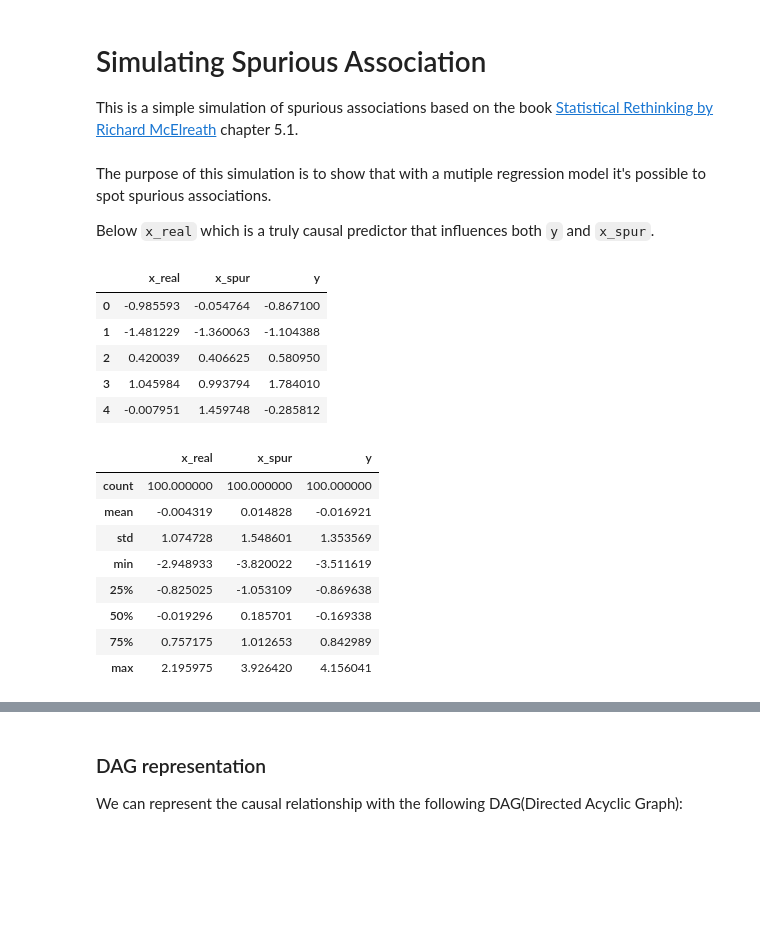
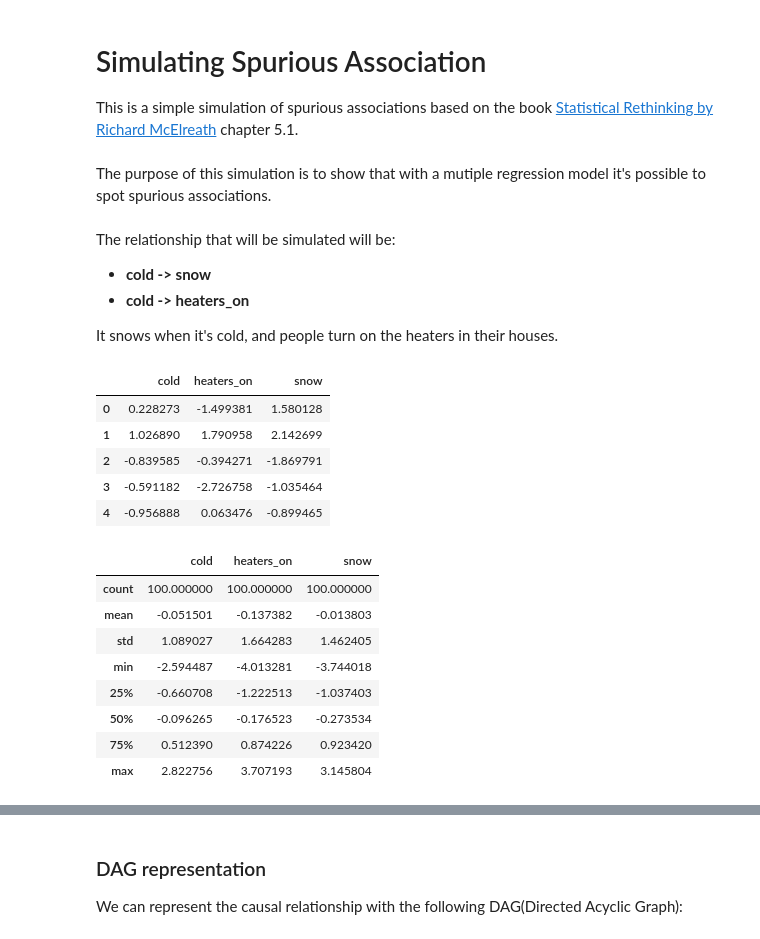
Before and after one commit to elisiojsj/Data-Science, a Jupyter notebook: Spurious_association_simulation.ipynb, the cells around one changed output, grey strips where cells are left out. Cells and saved outputs as stored; diff of their text form; code cells hidden in the pictures; blank space fills up the shorter version.

```diff
--- a/Spurious_association_simulation.ipynb
+++ b/Spurious_association_simulation.ipynb
@@ -11,41 +12,47 @@ import pandas as pd
 from causalgraphicalmodels import CausalGraphicalModel
 # %% [markdown]
 The purpose of this simulation is to show that with a mutiple regression model it's possible to spot spurious associations.
+<br>
+<br>
+The relationship that will be simulated will be:
+* **cold -> snow**
+* **cold -> heaters_on**
 
-Below `x_real` which is a truly causal predictor that influences both `y` and `x_spur`.
+It snows when it's cold, and people turn on the heaters in their houses.
 # %%
 SAMP_SIZE = 100 # size of sample
+np.random.seed(seed=25)
 
 # all standardised -> mean=0, std=1
-x_real = stats.norm.rvs(size=SAMP_SIZE)
-x_spur = stats.norm.rvs(x_real)
-y = stats.norm.rvs(x_real)
+cold = stats.norm.rvs(size=SAMP_SIZE)
+heaters_on = stats.norm.rvs(cold)
+snow = stats.norm.rvs(cold)
 
 # creating a pandas dataframe
-d = {'x_real': x_real,
-    'x_spur': x_spur,
-    'y': y}
+d = {'cold': cold,
+    'heaters_on': heaters_on,
+    'snow': snow}
 df = pd.DataFrame(data=d)
 df.head()
 # %% [output]
-|  | x_real | x_spur | y |
-| 0 | -0.985593 | -0.054764 | -0.867100 |
-| 1 | -1.481229 | -1.360063 | -1.104388 |
-| 2 | 0.420039 | 0.406625 | 0.580950 |
-| 3 | 1.045984 | 0.993794 | 1.784010 |
-| 4 | -0.007951 | 1.459748 | -0.285812 |
+|  | cold | heaters_on | snow |
+| 0 | 0.228273 | -1.499381 | 1.580128 |
+| 1 | 1.026890 | 1.790958 | 2.142699 |
+| 2 | -0.839585 | -0.394271 | -1.869791 |
+| 3 | -0.591182 | -2.726758 | -1.035464 |
+| 4 | -0.956888 | 0.063476 | -0.899465 |
 # %%
 df.describe()
 # %% [output]
-|  | x_real | x_spur | y |
+|  | cold | heaters_on | snow |
 | count | 100.000000 | 100.000000 | 100.000000 |
-| mean | -0.004319 | 0.014828 | -0.016921 |
-| std | 1.074728 | 1.548601 | 1.353569 |
-| min | -2.948933 | -3.820022 | -3.511619 |
-| 25% | -0.825025 | -1.053109 | -0.869638 |
-| 50% | -0.019296 | 0.185701 | -0.169338 |
-| 75% | 0.757175 | 1.012653 | 0.842989 |
-| max | 2.195975 | 3.926420 | 4.156041 |
+| mean | -0.051501 | -0.137382 | -0.013803 |
+| std | 1.089027 | 1.664283 | 1.462405 |
+| min | -2.594487 | -4.013281 | -3.744018 |
+| 25% | -0.660708 | -1.222513 | -1.037403 |
+| 50% | -0.096265 | -0.176523 | -0.273534 |
+| 75% | 0.512390 | 0.874226 | 0.923420 |
+| max | 2.822756 | 3.707193 | 3.145804 |
 # %%
 sns.pairplot(data=df)
 # %% [output]
```
Also changed, not shown: parts of 19 cells of this notebook.
